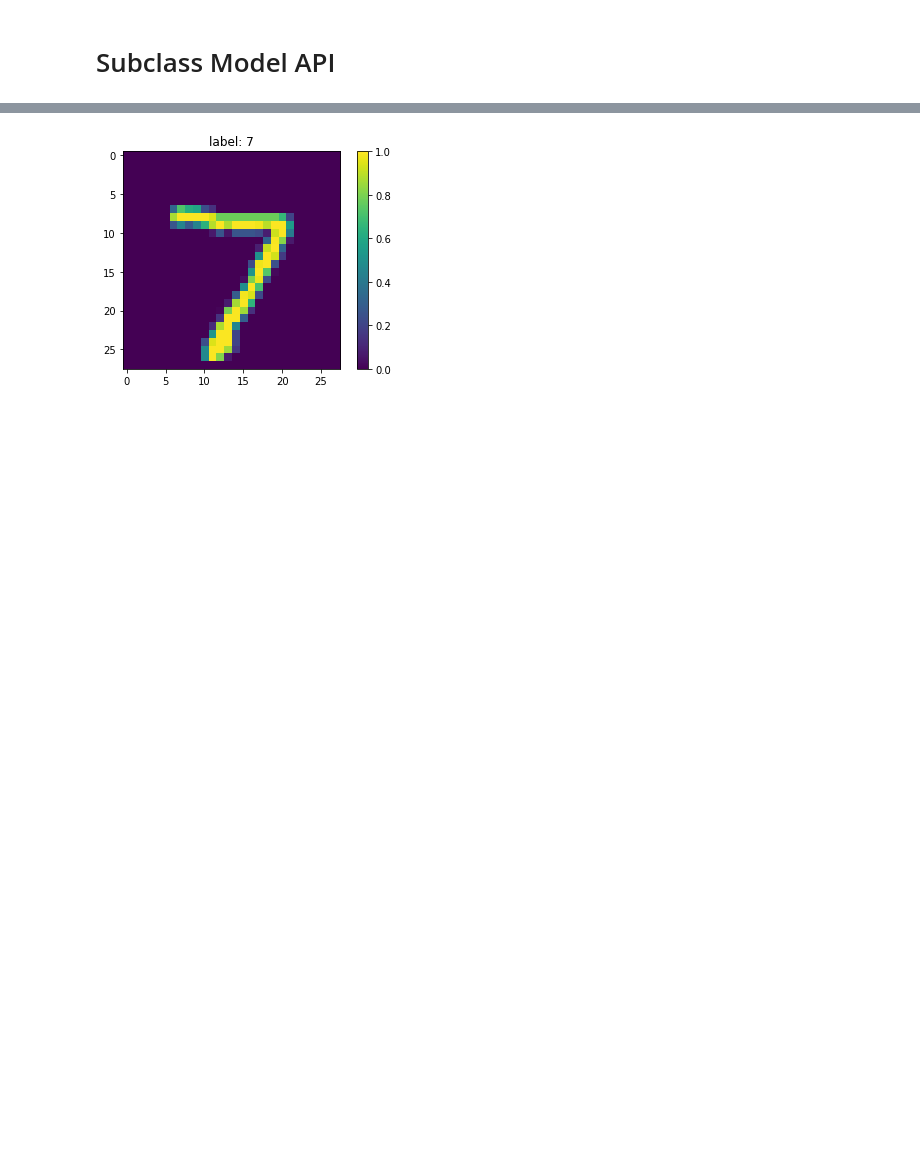
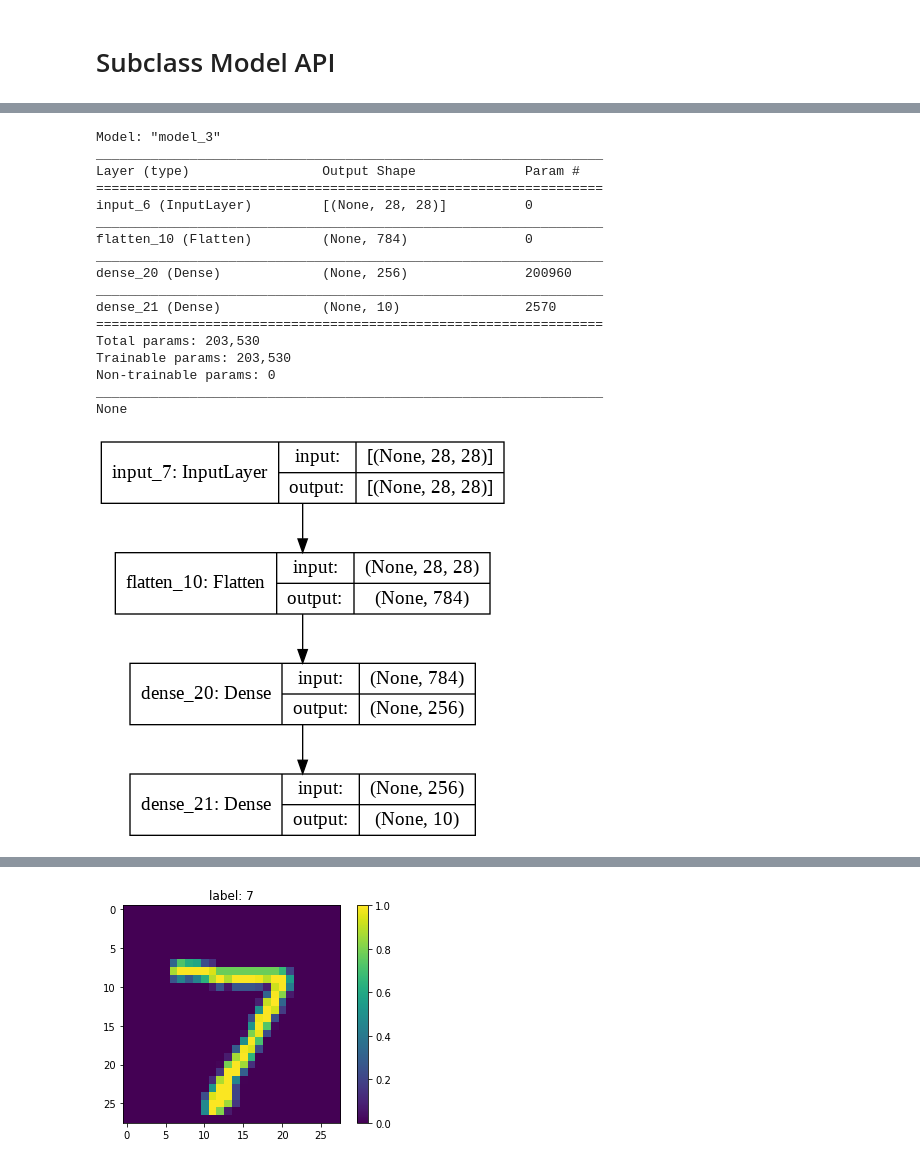
Before and after one commit to dongxiaohuang/Tensorflow2.0_notes, a Jupyter notebook: tf2_models_api_dnn.ipynb, the cells around one changed output, grey strips where cells are left out. Cells and saved outputs as stored; diff of their text form; code cells hidden in the pictures; blank space fills up the shorter version.

```diff
--- a/tf2_models_api_dnn.ipynb
+++ b/tf2_models_api_dnn.ipynb
@@ -267,0 +241,31 @@ cus_model = CustomModel()
+# %%
+# sumamry
+
+print(cus_model.build_graph((28, 28)).summary())
+
+# to plot model
+plot_model(
+    cus_model.build_graph((28, 28)),                      # here is the trick (for now)
+    to_file='model.png', dpi=96,              # saving
+    show_shapes=True, show_layer_names=True,  # show shapes and layer name
+    expand_nested=False                       # will show nested block
+)
+# %% [output]
+Model: "model_3"
+_________________________________________________________________
+Layer (type)                 Output Shape              Param #
+=================================================================
+input_6 (InputLayer)         [(None, 28, 28)]          0
+_________________________________________________________________
+flatten_10 (Flatten)         (None, 784)               0
+_________________________________________________________________
+dense_20 (Dense)             (None, 256)               200960
+_________________________________________________________________
+dense_21 (Dense)             (None, 10)                2570
+=================================================================
+Total params: 203,530
+Trainable params: 203,530
+Non-trainable params: 0
+_________________________________________________________________
+None
+[figure, added]
```
Also changed, not shown: parts of 20 cells of this notebook.
